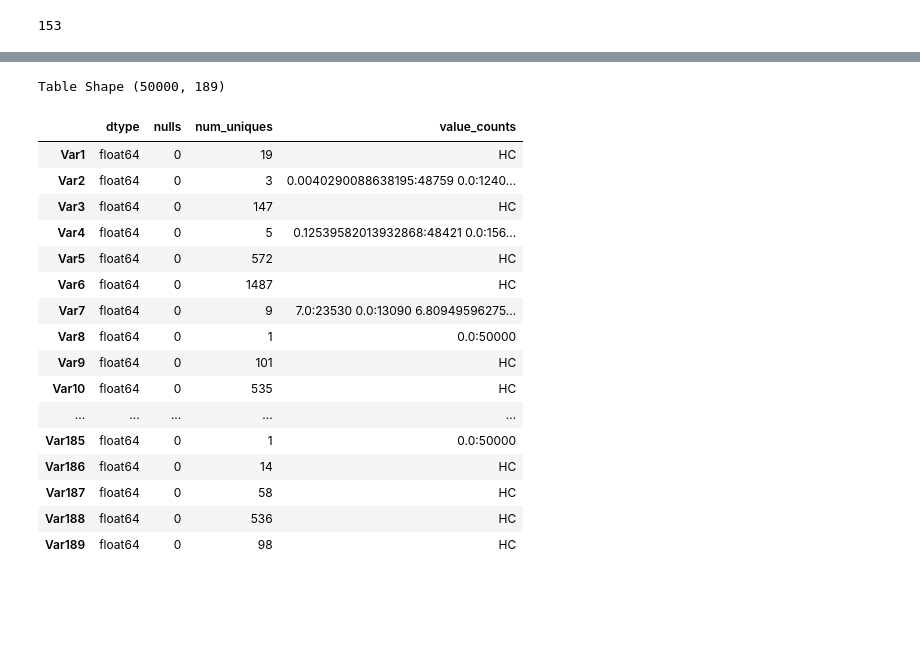
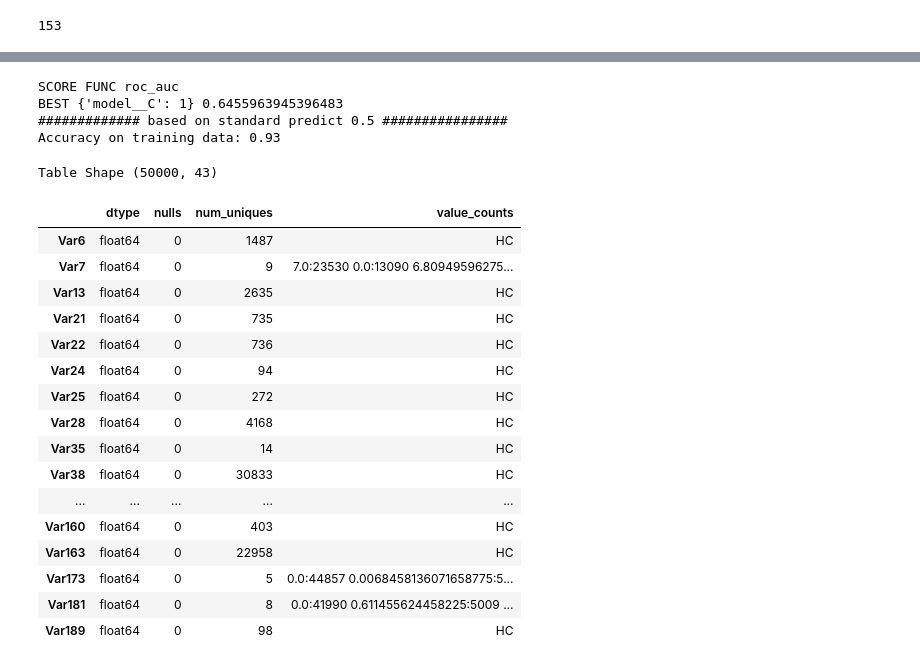
Before and after one commit to akshaypt7/customer_relationship_prediction, a Jupyter notebook: KDD_cup.ipynb, the cells around one changed output, grey strips where cells are left out. Drawn from its saved outputs; the diff is of its cells as text; code cells hidden in the pictures; blank space fills up the shorter version.

Commit message:
base line model (test data yet to predict)

```diff
--- a/KDD_cup.ipynb
+++ b/KDD_cup.ipynb
@@ -312,0 +242,2 @@ Length: 68, dtype: int64
+# %%
+df_train_non_empty = df_train_non_empty.fillna(df_train_non_empty.mean())
@@ -313,4 +266,12 @@ Length: 68, dtype: int64
+# %%
+droplist = []
+
+for col in df_train_non_empty.columns :
+  if df_train_non_empty[col].dtype == 'O':
+    droplist.append(col)
+# %%
+df_train_non_empty_cat = df_train_non_empty.drop(droplist,axis=1) # remving categorical variables
 # %%
 #Replacing NAN values by mean
-df_train_mean = df_train.fillna(df_train.median())
+df = df_train_non_empty_cat.fillna(df_train_non_empty_cat.mean())
 # %%
@@ -353,0 +369,10 @@ df_train = df_train.fillna(0)
+# %%
+from sklearn.metrics import roc_auc_score
+do_classify(pipe, paramgrid, df,
+                              cont_vars,
+                              score_func='roc_auc')
+# %% [output]
+SCORE FUNC roc_auc
+BEST {'model__C': 1} 0.6455963945396483
+############# based on standard predict 0.5 ################
+Accuracy on training data: 0.93
@@ -354,24 +384,24 @@ df_train = df_train.fillna(0)
 # %%
 # Table report after dropping columns and filling na with 0
-tbl_report(df_train, cols=['dtype', 'nulls', 'num_uniques', 'value_counts'])
+tbl_report(df, cols=['dtype', 'nulls', 'num_uniques', 'value_counts'])
 # %% [output]
-Table Shape (50000, 189)
+Table Shape (50000, 43)
 |  | dtype | nulls | num_uniques | value_counts |
-| Var1 | float64 | 0 | 19 | HC |
-| Var2 | float64 | 0 | 3 | 0.0040290088638195:48759 0.0:1240... |
-| Var3 | float64 | 0 | 147 | HC |
-| Var4 | float64 | 0 | 5 | 0.12539582013932868:48421 0.0:156... |
-| Var5 | float64 | 0 | 572 | HC |
 | Var6 | float64 | 0 | 1487 | HC |
 | Var7 | float64 | 0 | 9 | 7.0:23530 0.0:13090 6.80949596275... |
-| Var8 | float64 | 0 | 1 | 0.0:50000 |
-| Var9 | float64 | 0 | 101 | HC |
-| Var10 | float64 | 0 | 535 | HC |
+| Var13 | float64 | 0 | 2635 | HC |
+| Var21 | float64 | 0 | 735 | HC |
+| Var22 | float64 | 0 | 736 | HC |
+| Var24 | float64 | 0 | 94 | HC |
+| Var25 | float64 | 0 | 272 | HC |
+| Var28 | float64 | 0 | 4168 | HC |
+| Var35 | float64 | 0 | 14 | HC |
+| Var38 | float64 | 0 | 30833 | HC |
 | ... | ... | ... | ... | ... |
-| Var185 | float64 | 0 | 1 | 0.0:50000 |
-| Var186 | float64 | 0 | 14 | HC |
-| Var187 | float64 | 0 | 58 | HC |
-| Var188 | float64 | 0 | 536 | HC |
+| Var160 | float64 | 0 | 403 | HC |
+| Var163 | float64 | 0 | 22958 | HC |
+| Var173 | float64 | 0 | 5 | 0.0:44857 0.0068458136071658775:5... |
+| Var181 | float64 | 0 | 8 | 0.0:41990 0.611455624458225:5009 ... |
 | Var189 | float64 | 0 | 98 | HC |
 # %%
 
```
Also changed, not shown: parts of 25 cells of this notebook.
